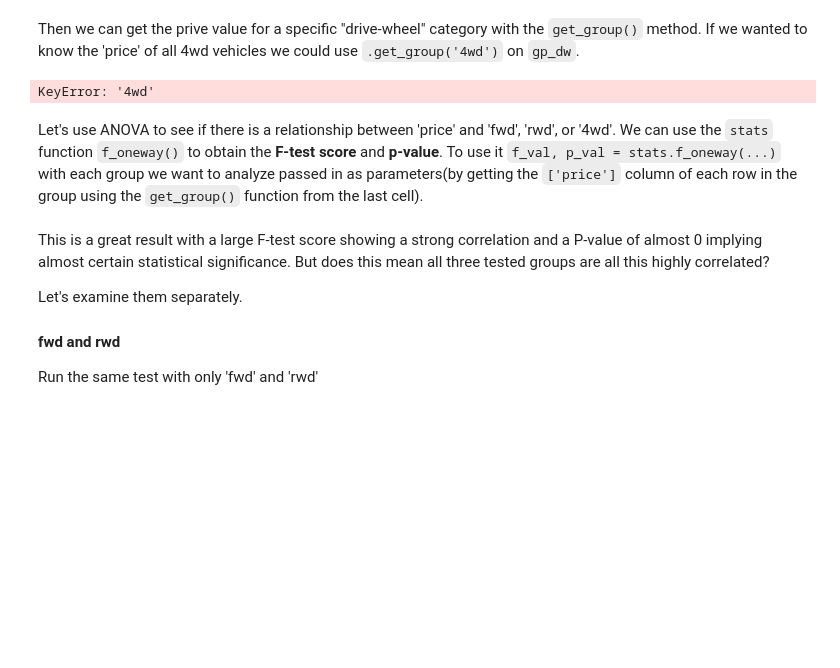
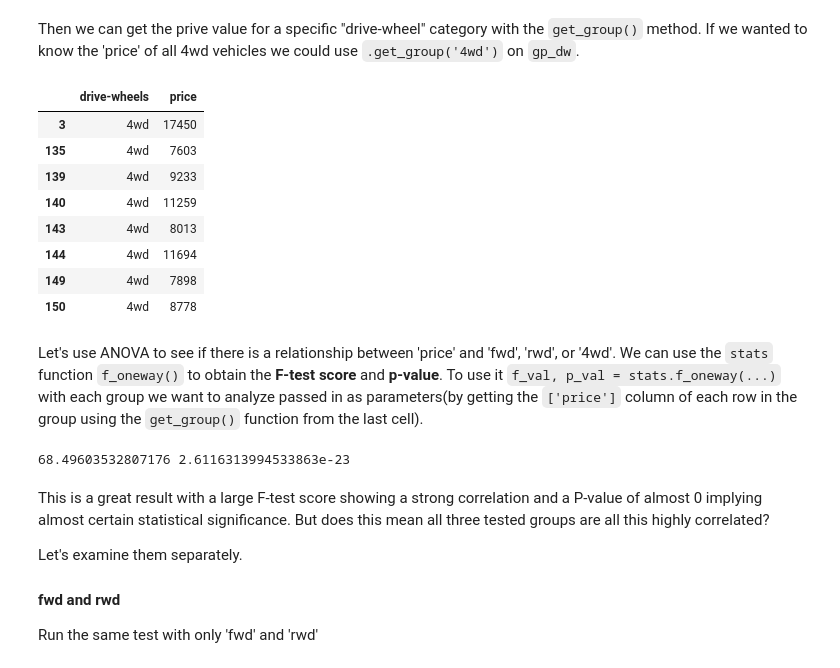
Before and after one commit to JasonDinoPaws/worksapce-DaSci, a Jupyter notebook: Lab 7: eda-automobile-dsf-JasonDinoPaws/DSF24_Automobile_EDA.ipynb, the cells around one changed output. Saved outputs shown, nothing was run; the diff lists cells and outputs as text; code cells hidden in the pictures; blank space fills up the shorter version.

```diff
--- a/Lab 7: eda-automobile-dsf-JasonDinoPaws/DSF24_Automobile_EDA.ipynb
+++ b/Lab 7: eda-automobile-dsf-JasonDinoPaws/DSF24_Automobile_EDA.ipynb
@@ -585,14 +583,33 @@ gp_dw = df[["drive-wheels","price"]].groupby(['drive-wheels'],as_index=False)
+# %%
+gp_dw = df[["drive-wheels","price"]]
+gp_dw = gp_dw.groupby(['drive-wheels'],as_index=False)
+
+# I found the issue | for somereason when i create a df the cols/index have way to much whitespce
+# so "4wd" = "4wd          "
+w4d = gp_dw.get_group('4wd          ')
+fwd = gp_dw.get_group('fwd          ')
+rwd = gp_dw.get_group('rwd          ')
 # %% [markdown]
 Then we can get the prive value for a specific "drive-wheel" category with the `get_group()` method. If we wanted to know the 'price' of all 4wd vehicles we could  use `.get_group('4wd')` on `gp_dw`.
-# %%
-gp_dw.get_group('4wd')
-# %% [output]
-KeyError: '4wd'
+# %%
+w4d
+# %% [output]
+|  | drive-wheels | price |
+| 3 | 4wd | 17450 |
+| 135 | 4wd | 7603 |
+| 139 | 4wd | 9233 |
+| 140 | 4wd | 11259 |
+| 143 | 4wd | 8013 |
+| 144 | 4wd | 11694 |
+| 149 | 4wd | 7898 |
+| 150 | 4wd | 8778 |
 # %% [markdown]
 Let's use ANOVA to see if there is a relationship between 'price' and 'fwd', 'rwd', or '4wd'. We can use the `stats` function `f_oneway()` to obtain the **F-test score** and **p-value**. To use it `f_val, p_val = stats.f_oneway(...)` with each group we want to analyze passed in as parameters(by getting the `['price']` column of each row in the group using the `get_group()` function from the last cell).
 # %%
-f_val,p_val = stats.f_oneway(gp_dw.get_group('4wd')["price"],gp_dw.get_group('fwd')["price"],gp_dw.get_group('rwd')["price"])
+f_val,p_val = stats.f_oneway(w4d["price"],fwd["price"],rwd["price"])
 print(f_val,p_val)
+# %% [output]
+68.49603532807176 2.6116313994533863e-23
 # %% [markdown]
 This is a great result with a large F-test score showing a strong correlation and a P-value of almost 0 implying almost certain statistical significance. But does this mean all three tested groups are all this highly correlated?
 
```
Also changed, not shown: parts of 5 cells of this notebook.
